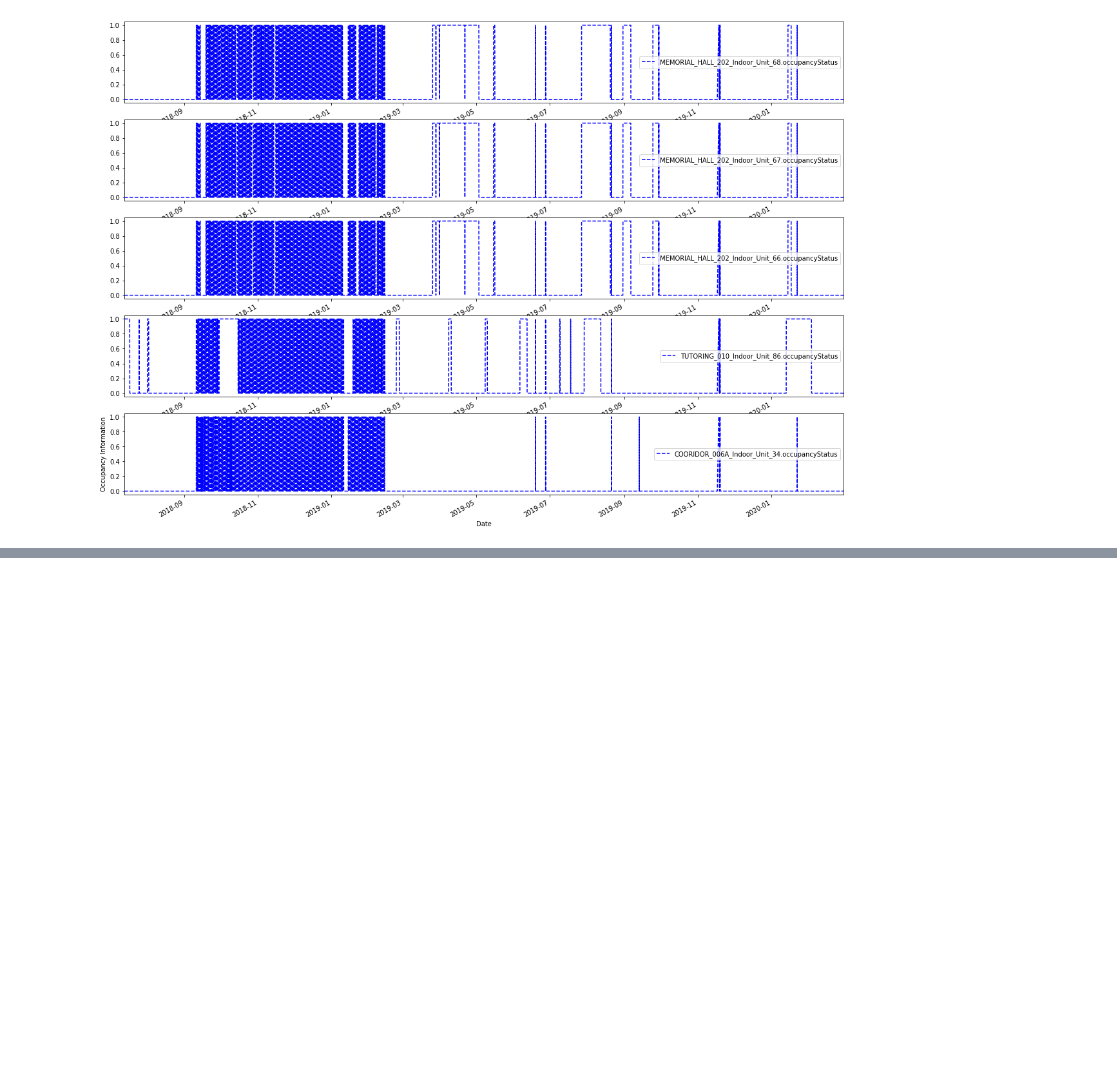
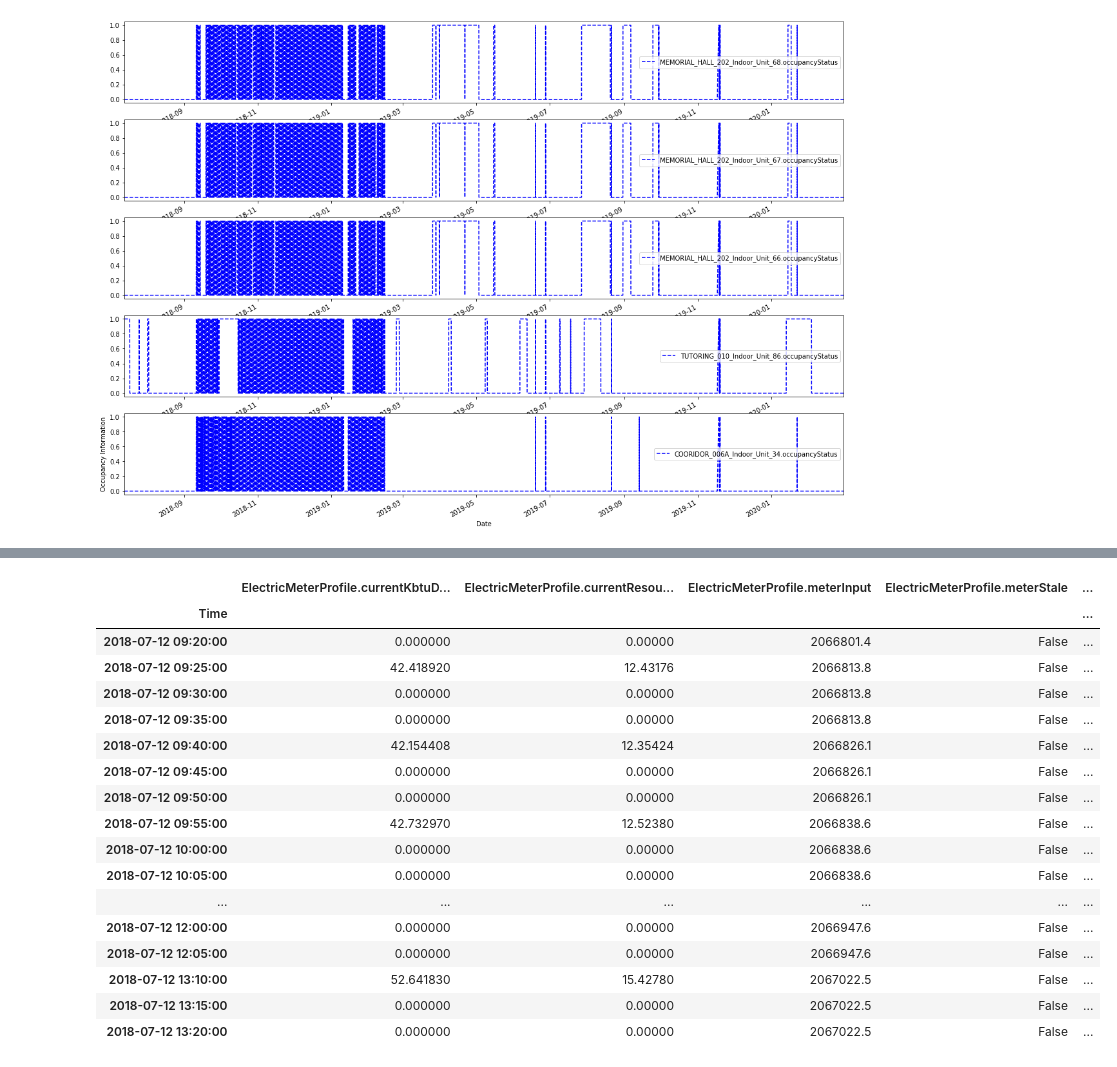
Before and after one commit to AndrewSundaram/VU_SmartCities, a Jupyter notebook: EnergyWorkbook.ipynb, the cells around one changed output, grey strips where cells are left out. Cells and saved outputs as stored; diff of their text form; code cells hidden in the pictures; blank space fills up the shorter version.

```diff
--- a/EnergyWorkbook.ipynb
+++ b/EnergyWorkbook.ipynb
@@ -137,0 +181,25 @@ KeyError: ignored
+# %%
+# We want to look at data from 12th of July 9:17 am to 12th of July 01:23 pm
+# We slice the data frame to look at the above mentioned date range using the command below
+df_new = energy_data[(energy_data.index >= '2018-07-12 09:17:00') & (energy_data.index <= '2018-07-12 13:23:00')]
+# look at the newly created dataframe after slicing
+df_new.head(50)
+# %% [output]
+|  | ElectricMeterProfile.currentKbtuD... | ElectricMeterProfile.currentResou... | ElectricMeterProfile.meterInput | ElectricMeterProfile.meterStale | ... |
+| Time |  |  |  |  | ... |
+| 2018-07-12 09:20:00 | 0.000000 | 0.00000 | 2066801.4 | False | ... |
+| 2018-07-12 09:25:00 | 42.418920 | 12.43176 | 2066813.8 | False | ... |
+| 2018-07-12 09:30:00 | 0.000000 | 0.00000 | 2066813.8 | False | ... |
+| 2018-07-12 09:35:00 | 0.000000 | 0.00000 | 2066813.8 | False | ... |
+| 2018-07-12 09:40:00 | 42.154408 | 12.35424 | 2066826.1 | False | ... |
+| 2018-07-12 09:45:00 | 0.000000 | 0.00000 | 2066826.1 | False | ... |
+| 2018-07-12 09:50:00 | 0.000000 | 0.00000 | 2066826.1 | False | ... |
+| 2018-07-12 09:55:00 | 42.732970 | 12.52380 | 2066838.6 | False | ... |
+| 2018-07-12 10:00:00 | 0.000000 | 0.00000 | 2066838.6 | False | ... |
+| 2018-07-12 10:05:00 | 0.000000 | 0.00000 | 2066838.6 | False | ... |
+| ... | ... | ... | ... | ... | ... |
+| 2018-07-12 12:00:00 | 0.000000 | 0.00000 | 2066947.6 | False | ... |
+| 2018-07-12 12:05:00 | 0.000000 | 0.00000 | 2066947.6 | False | ... |
+| 2018-07-12 13:10:00 | 52.641830 | 15.42780 | 2067022.5 | False | ... |
+| 2018-07-12 13:15:00 | 0.000000 | 0.00000 | 2067022.5 | False | ... |
+| 2018-07-12 13:20:00 | 0.000000 | 0.00000 | 2067022.5 | False | ... |
```
Also changed, not shown: parts of 14 cells of this notebook.
